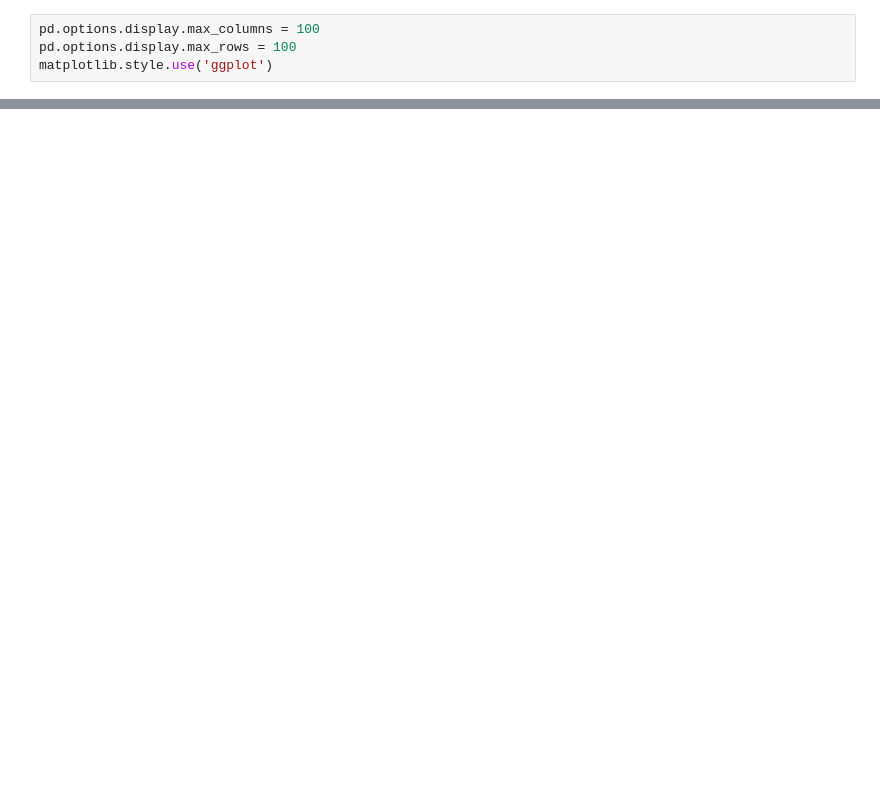
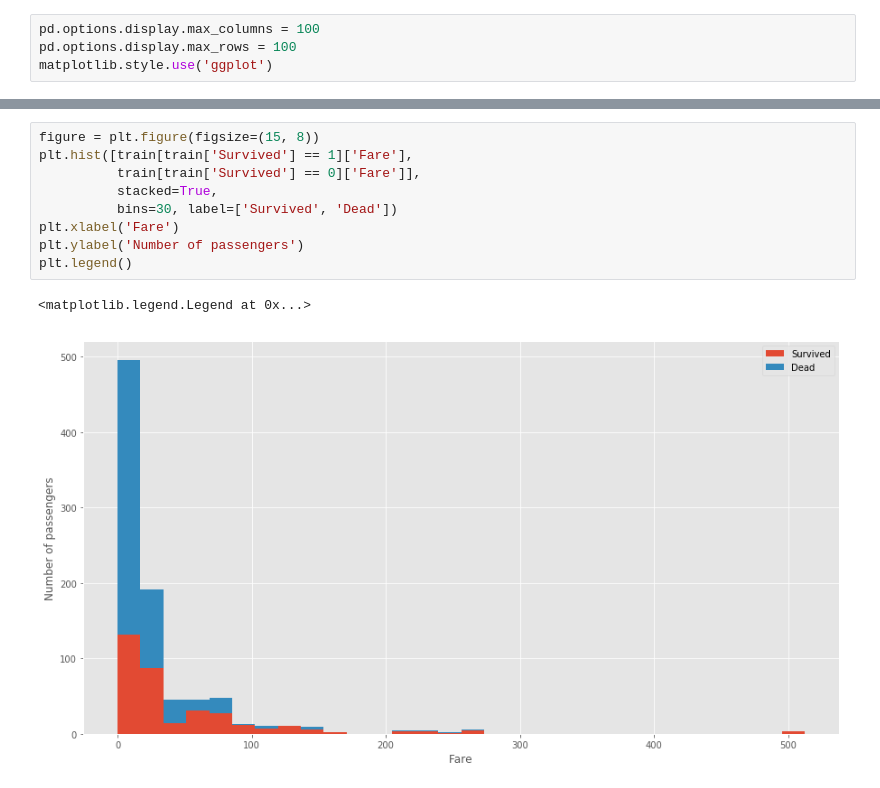
Before and after one commit to medeirosthiago/sucrilhos-kaggle, a Jupyter notebook: titanic/solution-01.ipynb, the cells around one changed output, grey strips where cells are left out. Drawn from its saved outputs; the diff is of its cells as text; blank space fills up the shorter version.

```diff
--- a/titanic/solution-01.ipynb
+++ b/titanic/solution-01.ipynb
@@ -55,0 +91,12 @@ data['Age'].fillna(data['Age'].m)
+# %%
+figure = plt.figure(figsize=(15, 8))
+plt.hist([train[train['Survived'] == 1]['Fare'],
+          train[train['Survived'] == 0]['Fare']],
+          stacked=True,
+          bins=30, label=['Survived', 'Dead'])
+plt.xlabel('Fare')
+plt.ylabel('Number of passengers')
+plt.legend()
+# %% [output]
+<matplotlib.legend.Legend at 0x...>
+[figure, added]
```
Also changed, not shown: parts of 13 cells of this notebook, 1 other file.
